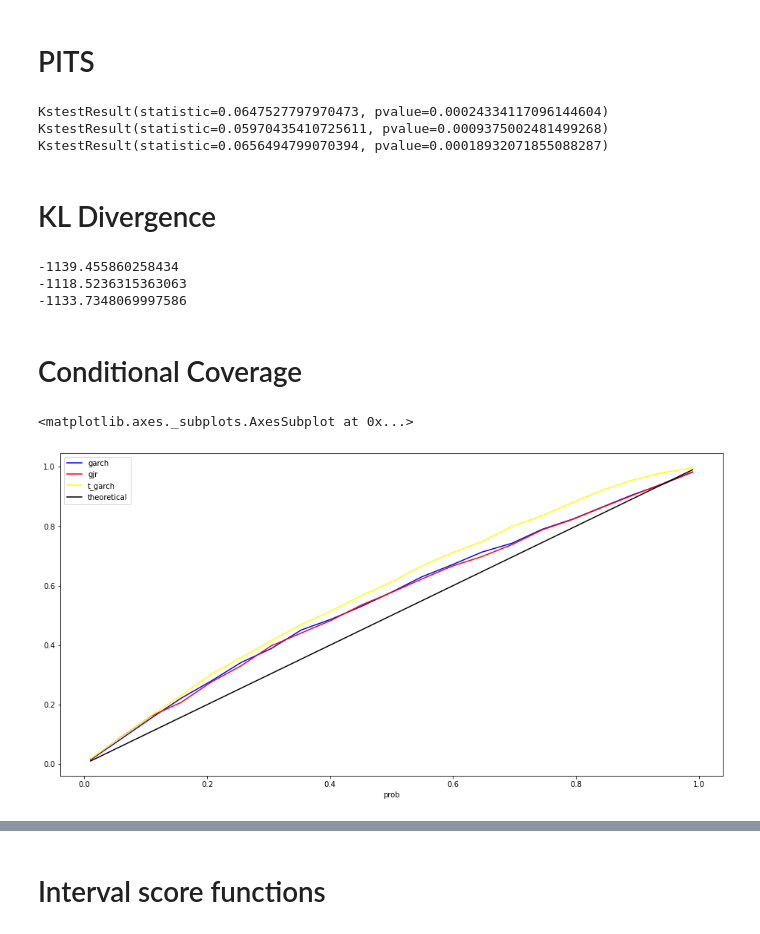
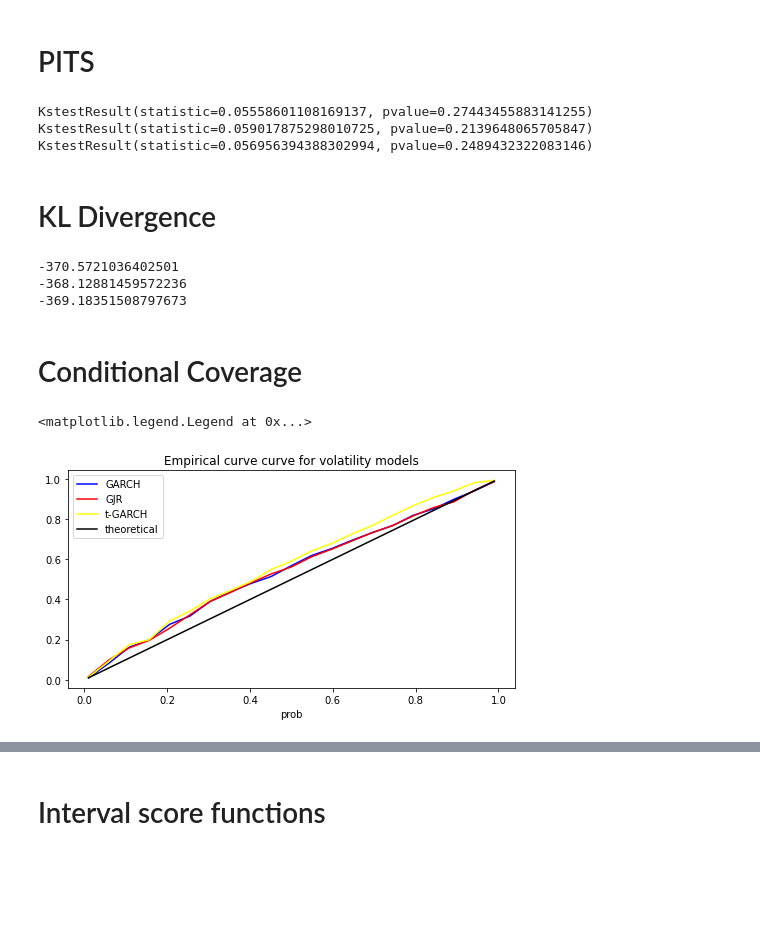
Before and after one commit to JonRMichel/Density-Forecasting-Metrics, a Jupyter notebook: garch volatility.ipynb, the cells around one changed output, grey strips where cells are left out. Cells and saved outputs as stored; diff of their text form; code cells hidden in the pictures; blank space fills up the shorter version.

```diff
--- a/garch volatility.ipynb
+++ b/garch volatility.ipynb
@@ -11,7 +11,7 @@ import statsmodels.api as sm
 from arch import arch_model
 # %%
 data = pd.read_excel('C:/Users/michelj8/Documents/Github/data_sets/sp500_fred.xlsx', sheet_name = 'data')
-data = data.query('observation_date < 2020 & observation_date > 1959')
+data = data.query('observation_date < 2017 & observation_date > 1959')
 # data = data.dropna().reset_index()
 column_name = data.columns[-1]
 data.head()
@@ -117,6 +126,9 @@ Try using .loc[row_indexer,col_indexer] = value instead
 See the caveats in the documentation: https://pandas.pydata.org/pandas-docs/stable/user_guide/indexing.html#returning-a-view-versus-a-copy
   ts['t_garch'] = t_garch_fit.conditional_volatility
 # %%
-fig, ax = plt.subplots(figsize = (18,6))
-ts[['garch','gjr','t_garch']].plot(ax = ax)
+fig, ax = plt.subplots(figsize = (8,4))
+ts.set_index('observation_date')[['garch','gjr','t_garch']].plot(ax = ax)
+
+ax.legend(['GARCH','GJR','t-GARCH'])
+ax.set_title('Fitted Volatiltiy')
 # %% [output]
@@ -162,9 +174,9 @@ print(stats.kstest(garch_pits, 'uniform'))
 print(stats.kstest(gjr_pits, 'uniform'))
 print(stats.kstest(t_garch_pits, 'uniform'))
 # %% [output]
-KstestResult(statistic=0.0647527797970473, pvalue=0.00024334117096144604)
-KstestResult(statistic=0.05970435410725611, pvalue=0.0009375002481499268)
-KstestResult(statistic=0.0656494799070394, pvalue=0.00018932071855088287)
+KstestResult(statistic=0.05558601108169137, pvalue=0.27443455883141255)
+KstestResult(statistic=0.059017875298010725, pvalue=0.2139648065705847)
+KstestResult(statistic=0.056956394388302994, pvalue=0.2489432322083146)
 # %% [markdown]
 # KL Divergence
 # %%
@@ -194,9 +206,9 @@ print(garch_kl)
 print(gjr_kl)
 print(t_garch_kl)
 # %% [output]
--1139.455860258434
--1118.5236315363063
--1133.7348069997586
+-370.5721036402501
+-368.12881459572236
+-369.18351508797673
 # %% [markdown]
 # Conditional Coverage
 # %%
@@ -230,11 +242,14 @@ for time in ts.index:
 coverage_df = coverage_df.div(len(ts))
 coverage_df['theoretical'] = prob_list
 # %%
-fig, ax = plt.subplots(figsize = (16,8))
+fig, ax = plt.subplots(figsize = (8,4))
 coverage_df.plot(color = ['Blue','Red','Yellow','Black'], ax = ax)
+
+ax.set_title('Empirical curve curve for volatility models')
+ax.legend(['GARCH','GJR','t-GARCH','theoretical'])
 # %% [output]
-<matplotlib.axes._subplots.AxesSubplot at 0x...>
+<matplotlib.legend.Legend at 0x...>
-[figure, old version]
+[figure, new version]
 # %%
 coverage_df
 # %% [output]
```
Also changed, not shown: parts of 10 cells of this notebook.
